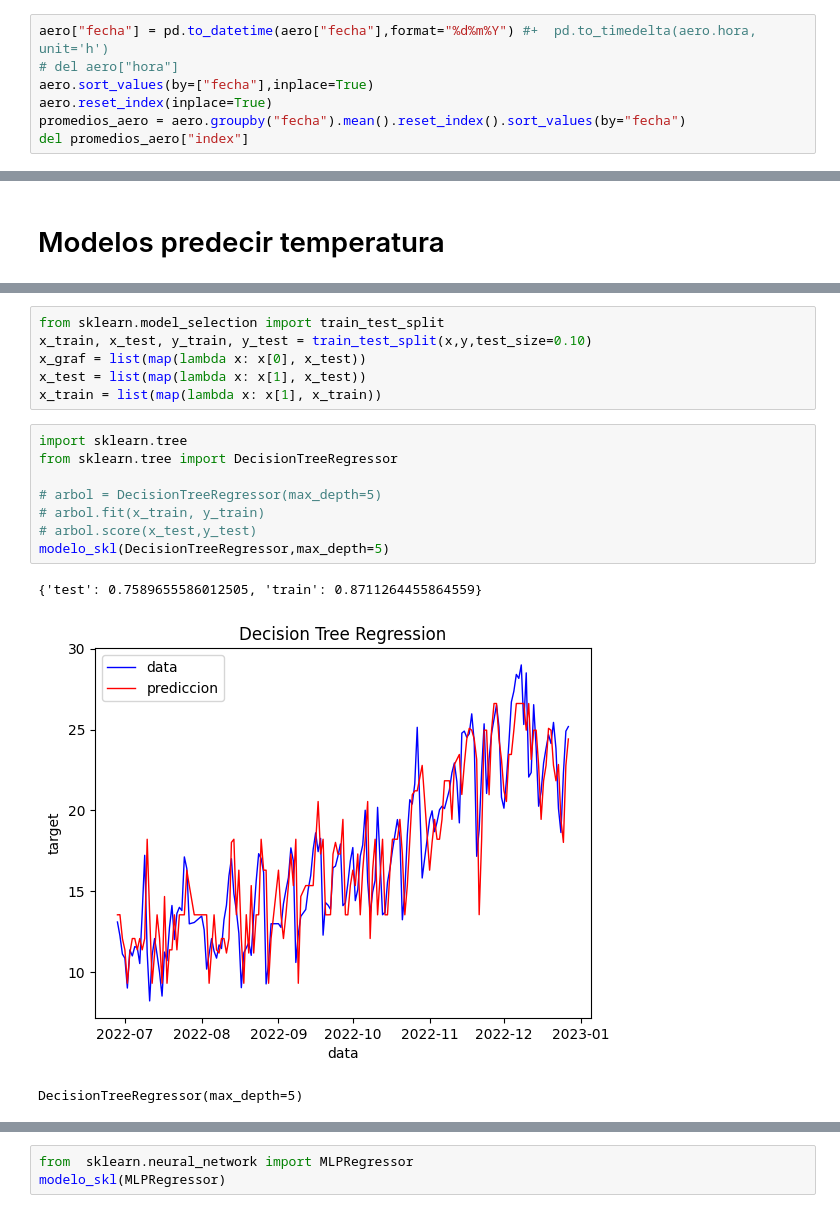
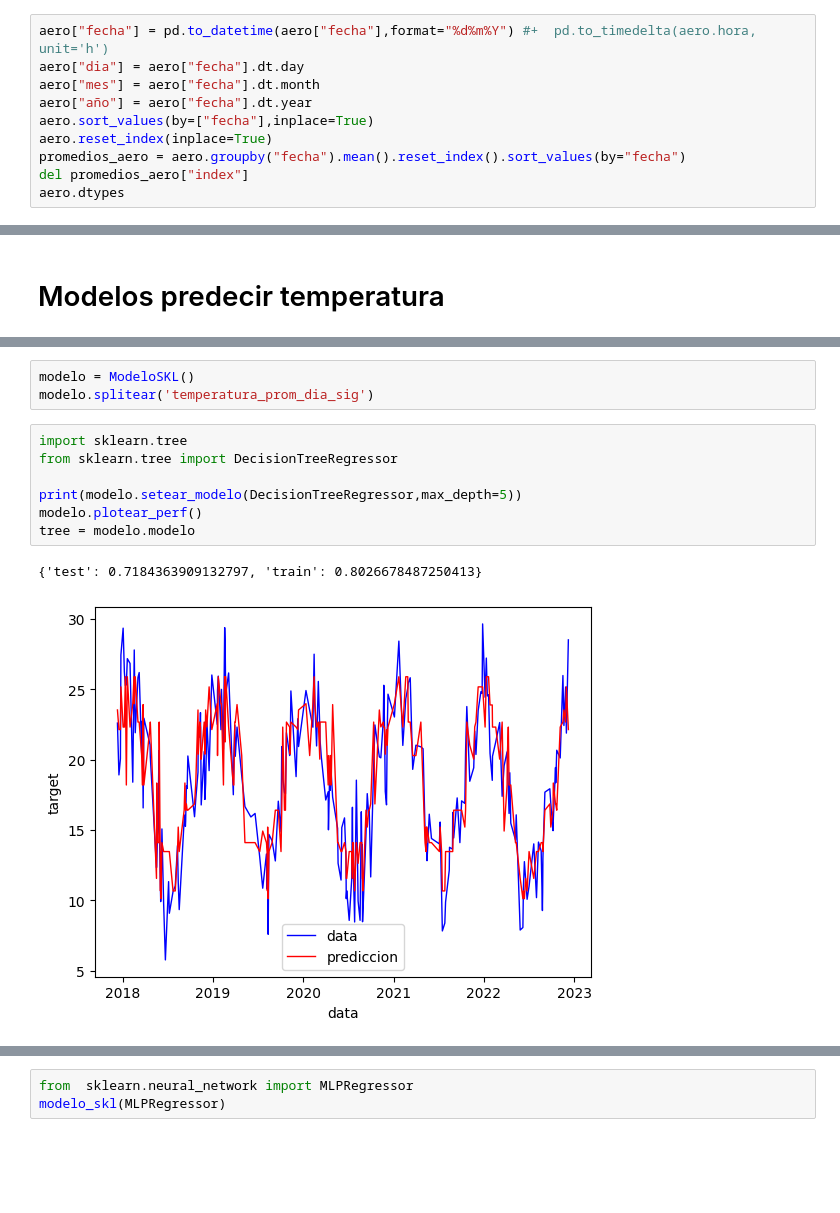
Before and after one commit to SebastianFelgueras/clima, a Jupyter notebook: modelosBSAS.ipynb, the cells around one changed output, grey strips where cells are left out. Saved outputs shown, nothing was run; the diff lists cells and outputs as text; blank space fills up the shorter version.

```diff
--- a/modelosBSAS.ipynb
+++ b/modelosBSAS.ipynb
@@ -52,8 +52,11 @@ velocidad_viento    float64
 dtype: object
 # %%
 aero["fecha"] = pd.to_datetime(aero["fecha"],format="%d%m%Y") #+  pd.to_timedelta(aero.hora, unit='h')
-# del aero["hora"]
+aero["dia"] = aero["fecha"].dt.day
+aero["mes"] = aero["fecha"].dt.month
+aero["año"] = aero["fecha"].dt.year
 aero.sort_values(by=["fecha"],inplace=True)
 aero.reset_index(inplace=True)
 promedios_aero = aero.groupby("fecha").mean().reset_index().sort_values(by="fecha")
 del promedios_aero["index"]
+aero.dtypes
@@ -131,20 +152,15 @@ assert(len(y) == len(x))
-# %%
-from sklearn.model_selection import train_test_split
-x_train, x_test, y_train, y_test = train_test_split(x,y,test_size=0.10)
-x_graf = list(map(lambda x: x[0], x_test))
-x_test = list(map(lambda x: x[1], x_test))
-x_train = list(map(lambda x: x[1], x_train))
+# %%
+modelo = ModeloSKL()
+modelo.splitear('temperatura_prom_dia_sig')
 # %%
 import sklearn.tree
 from sklearn.tree import DecisionTreeRegressor
 
-# arbol = DecisionTreeRegressor(max_depth=5)
-# arbol.fit(x_train, y_train)
-# arbol.score(x_test,y_test)
-modelo_skl(DecisionTreeRegressor,max_depth=5)
+print(modelo.setear_modelo(DecisionTreeRegressor,max_depth=5))
+modelo.plotear_perf()
+tree = modelo.modelo
 # %% [output]
-{'test': 0.7589655586012505, 'train': 0.8711264455864559}
+{'test': 0.7184363909132797, 'train': 0.8026678487250413}
-[figure, old version]
+[figure, new version]
-DecisionTreeRegressor(max_depth=5)
 # %%
 from sklearn.neighbors import KNeighborsRegressor
```
Also changed, not shown: parts of 6 cells of this notebook.
